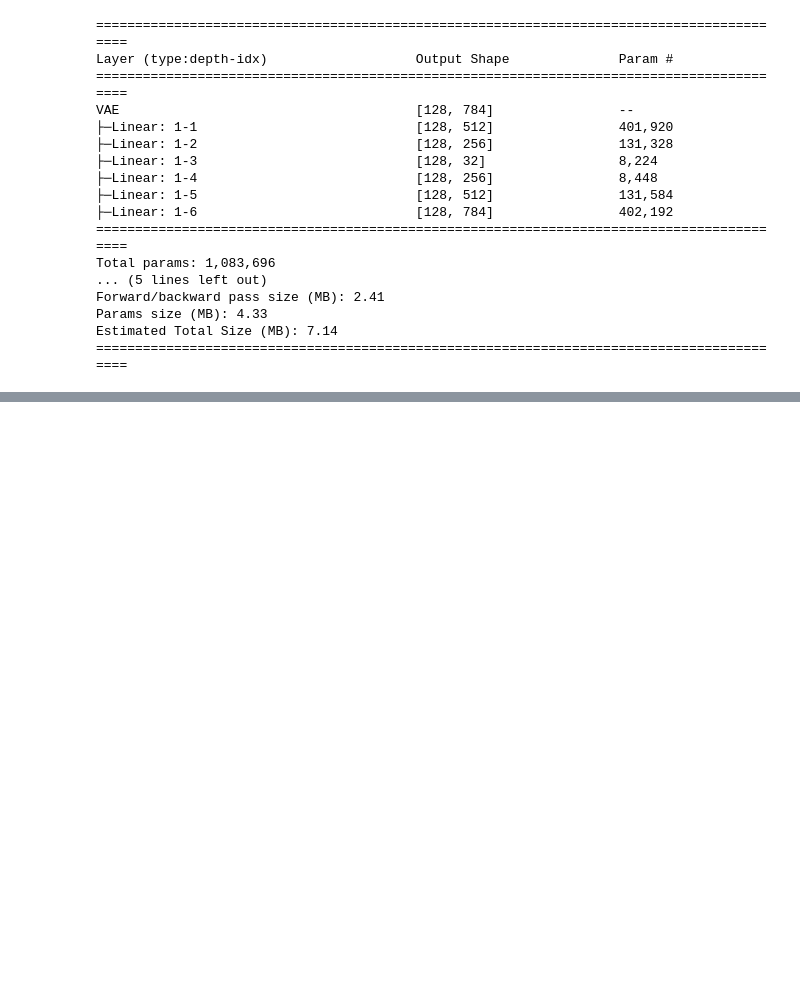
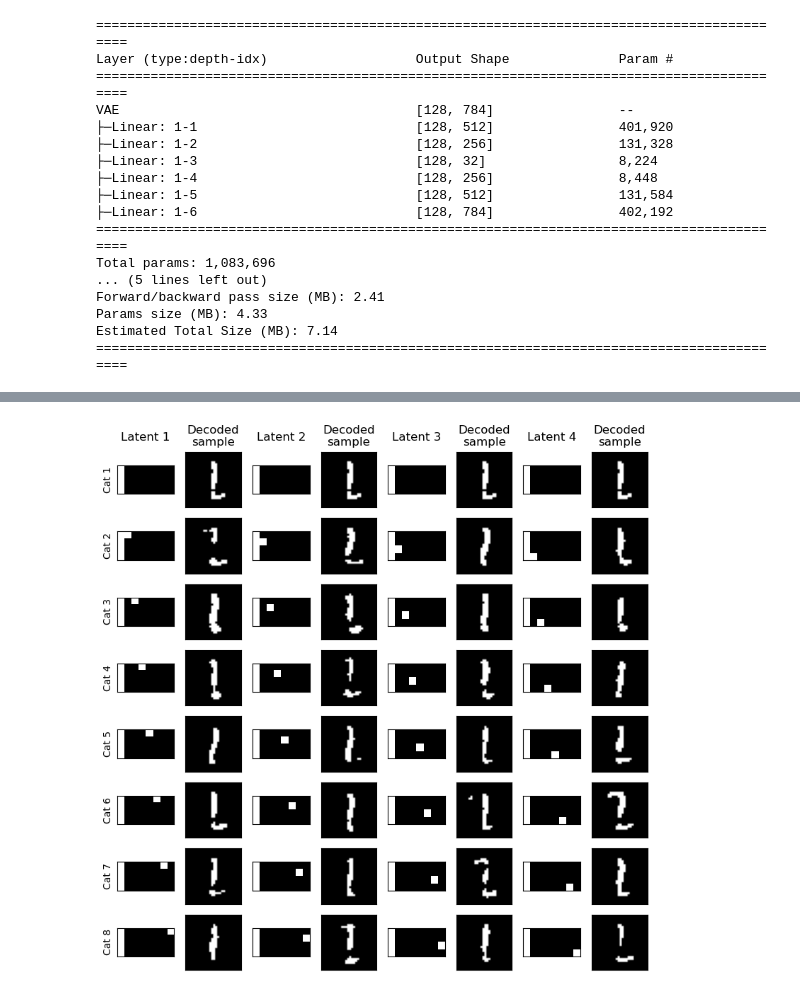
Before and after one commit to baojian/diff-course, a Jupyter notebook: lecture-02/dvae-pytorch/discrete-vae.ipynb, the cells around one changed output, grey strips where cells are left out. Cells and saved outputs as stored; diff of their text form; code cells hidden in the pictures; blank space fills up the shorter version.

```diff
--- a/lecture-02/dvae-pytorch/discrete-vae.ipynb
+++ b/lecture-02/dvae-pytorch/discrete-vae.ipynb
@@ -118,7 +119,8 @@ Estimated Total Size (MB): 7.14
 # %%
-train_loader, test_loader = get_dataloaders(device, batch_size)
 optimizer = torch.optim.Adam(discrete_vae.parameters(), lr=1e-4, maximize=True)
-train_elbo_ls = []; test_elbo_ls = []
+train_elbo_ls = []
+test_elbo_ls = []
+
 for epoch in range(1, epochs + 1):
     discrete_vae.train()
     elbo_train = 0
@@ -176,5 +178,4 @@ for epoch in range(1, epochs + 1):
     test_elbo_ls.append(test_elbo_i)
 
 torch.save(discrete_vae.state_dict(), 'vae.pt')
-plot_elbo(train_elbo_ls, test_elbo_ls)
 # %% [output]
@@ -253,0 +251,32 @@ plt.close()
+# %%
+# visualize some of the latent space by fixing values and varying one latent at a time
+fig, ax = plt.subplots(8, 2*4, figsize=(2*4, 8))
+for lat in range(4):
+    for cat in range(8):
+        z = torch.zeros(1, 4, 8)
+        z[0, :, 0] = 1
+        z[0, lat, 0] = 1
+        z[0, lat, cat] = 1
+        x_recon = discrete_vae.decode(z)
+        x_recon = torch.round(x_recon.view(28, 28)).detach().numpy()
+
+        ax[cat, int(2*lat)].imshow(z.view(4, 8).detach().numpy(), cmap='gray')
+        ax[cat, int(2*lat)].set_xticks([])
+        ax[cat, int(2*lat)].set_yticks([])
+
+        ax[cat, int(2*lat+1)].imshow(x_recon, cmap='gray')
+        ax[cat, int(2*lat+1)].set_xticks([])
+        ax[cat, int(2*lat+1)].set_yticks([])
+
+
+# add column labels
+for i in range(4):# adjust vertical alignment manually
+    ax[0, int(2*i)].set_title(f'Latent {i+1}', pad=25)
+    ax[0, int(2*i+1)].set_title(f'Decoded\nsample')
+# add row labels
+for i in range(8):
+    ax[i, 0].set_ylabel(f'Cat {i+1}')
+plt.tight_layout()
+plt.show()
+# %% [output]
+[figure, added]
```
Also changed, not shown: parts of 12 cells of this notebook, 12 other files.
